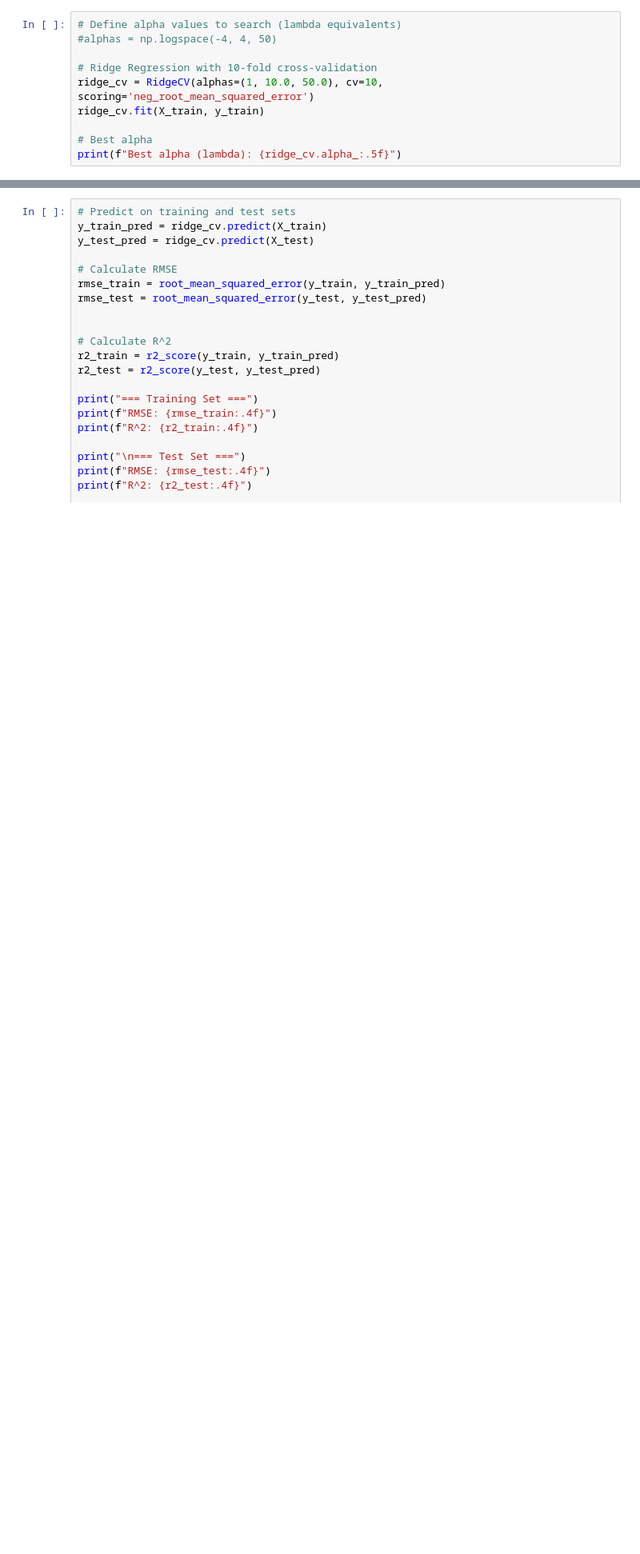
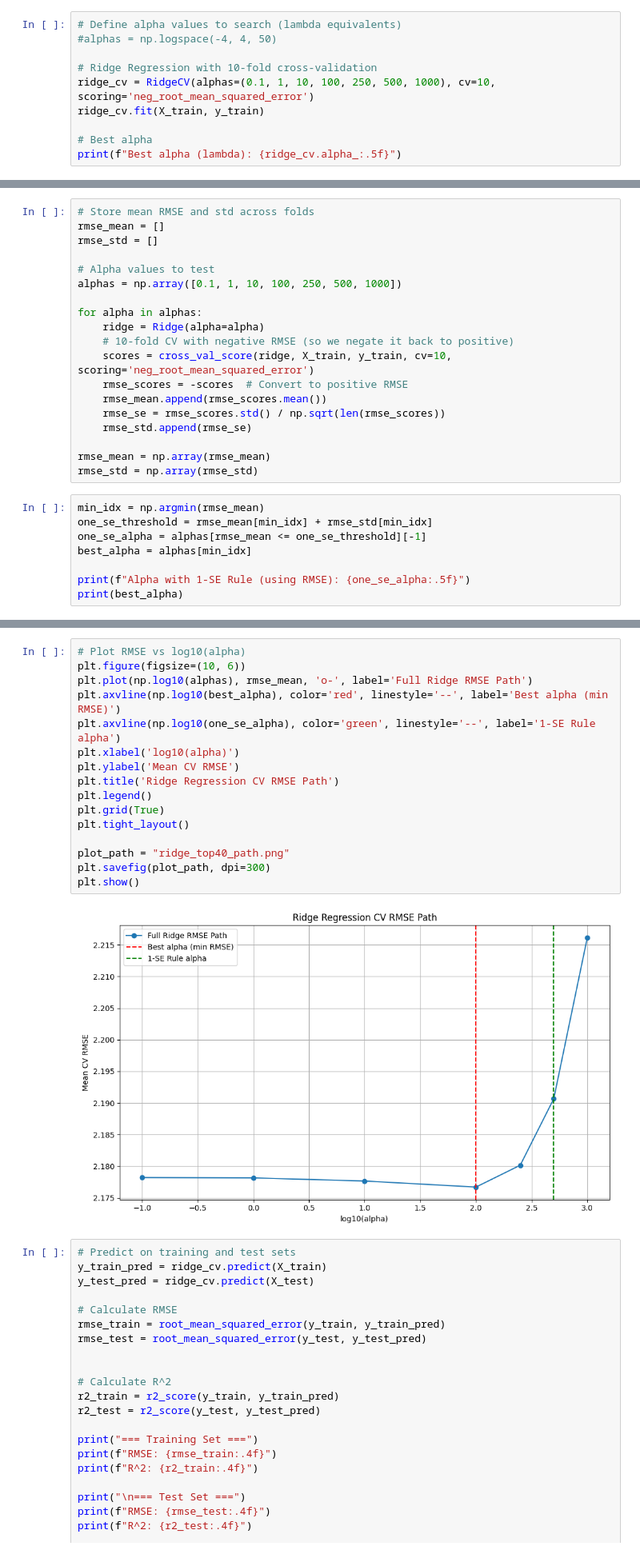
Before and after one commit to mariahgloehr/IICD, a Jupyter notebook: Linear Regression/ridge_top40.ipynb, the cells around one changed output, grey strips where cells are left out. Shown at 80% size. Cells and saved outputs as stored; diff of their text form; blank space fills up the shorter version.

```diff
--- a/Linear Regression/ridge_top40.ipynb
+++ b/Linear Regression/ridge_top40.ipynb
@@ -19,7 +20,7 @@ X_train, X_test, y_train, y_test = train_test_split(X, y, test_size=0.2, random_
 #alphas = np.logspace(-4, 4, 50)
 
 # Ridge Regression with 10-fold cross-validation
-ridge_cv = RidgeCV(alphas=(1, 10.0, 50.0), cv=10, scoring='neg_root_mean_squared_error')
+ridge_cv = RidgeCV(alphas=(0.1, 1, 10, 100, 250, 500, 1000), cv=10, scoring='neg_root_mean_squared_error')
 ridge_cv.fit(X_train, y_train)
 
 # Best alpha
@@ -26,0 +30,27 @@ print(f"Best alpha (lambda): {ridge_cv.alpha_:.5f}")
+# %%
+# Store mean RMSE and std across folds
+rmse_mean = []
+rmse_std = []
+
+# Alpha values to test
+alphas = np.array([0.1, 1, 10, 100, 250, 500, 1000])
+
+for alpha in alphas:
+    ridge = Ridge(alpha=alpha)
+    # 10-fold CV with negative RMSE (so we negate it back to positive)
+    scores = cross_val_score(ridge, X_train, y_train, cv=10, scoring='neg_root_mean_squared_error')
+    rmse_scores = -scores  # Convert to positive RMSE
+    rmse_mean.append(rmse_scores.mean())
+    rmse_se = rmse_scores.std() / np.sqrt(len(rmse_scores))
+    rmse_std.append(rmse_se)
+
+rmse_mean = np.array(rmse_mean)
+rmse_std = np.array(rmse_std)
+# %%
+min_idx = np.argmin(rmse_mean)
+one_se_threshold = rmse_mean[min_idx] + rmse_std[min_idx]
+one_se_alpha = alphas[rmse_mean <= one_se_threshold][-1]
+best_alpha = alphas[min_idx]
+
+print(f"Alpha with 1-SE Rule (using RMSE): {one_se_alpha:.5f}")
+print(best_alpha)
@@ -27,3 +60,21 @@ print(f"Best alpha (lambda): {ridge_cv.alpha_:.5f}")
+# %%
+# Plot RMSE vs log10(alpha)
+plt.figure(figsize=(10, 6))
+plt.plot(np.log10(alphas), rmse_mean, 'o-', label='Full Ridge RMSE Path')
+plt.axvline(np.log10(best_alpha), color='red', linestyle='--', label='Best alpha (min RMSE)')
+plt.axvline(np.log10(one_se_alpha), color='green', linestyle='--', label='1-SE Rule alpha')
+plt.xlabel('log10(alpha)')
+plt.ylabel('Mean CV RMSE')
+plt.title('Ridge Regression CV RMSE Path')
+plt.legend()
+plt.grid(True)
+plt.tight_layout()
+
+plot_path = "ridge_top40_path.png"
+plt.savefig(plot_path, dpi=300)
+plt.show()
+# %% [output]
+[figure, added]
 # %%
 # Predict on training and test sets
 y_train_pred = ridge_cv.predict(X_train)
```
Also changed, not shown: parts of 4 cells of this notebook, 8 other files.
